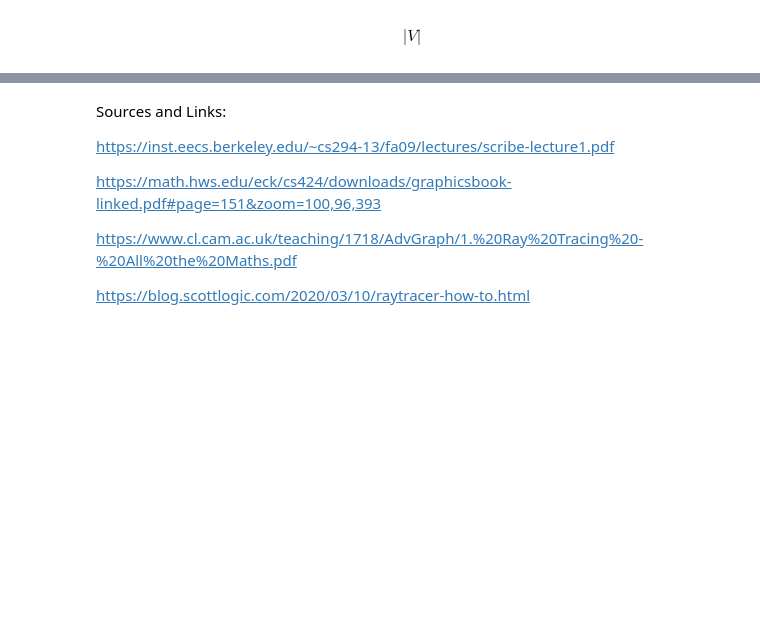
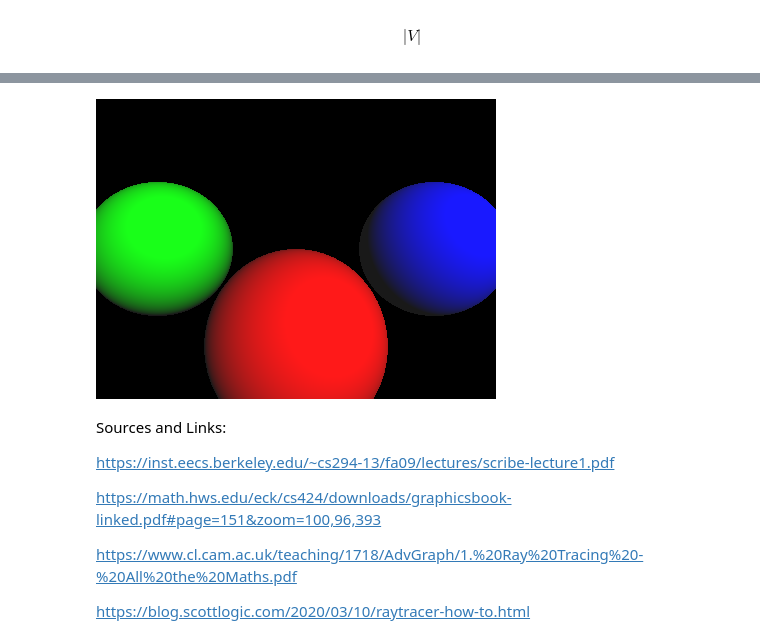
Before and after one commit to nikolayzhechev/Ray-Tracing-Algorithm-and-Ray-Tracer, a Jupyter notebook: Notes.ipynb, the cells around one changed output, grey strips where cells are left out. Cells and saved outputs as stored; diff of their text form; code cells hidden in the pictures; blank space fills up the shorter version.

```diff
--- a/Notes.ipynb
+++ b/Notes.ipynb
@@ -542,2 +550,6 @@ plt.show()
+# %%
+discriminant > intersects at 2 points
+discriminant = 0 intersects at 1 point
+discriminant < 0 does not intersect
 # %% [markdown]
 Exploring spheres:
@@ -544,3 +557,93 @@ Exploring spheres:
+# %%
+import numpy as np
+from PIL import Image
+from IPython.display import display
+
+# Define vector operations
+def normalize(v):
+    return v / np.linalg.norm(v)
+
+def dot(v1, v2):
+    return np.dot(v1, v2)
+
+def reflect(v, n):
+    return v - 2 * dot(v, n) * n
+
+# Define a sphere class
+class Sphere:
+    def __init__(self, center, radius, color):
+        self.center = np.array(center)
+        self.radius = radius
+        self.color = np.array(color)
+
+    def intersect(self, origin, direction):
+        oc = origin - self.center
+        a = dot(direction, direction)
+        b = 2.0 * dot(oc, direction)
+        c = dot(oc, oc) - self.radius**2
+        discriminant = b**2 - 4*a*c
+        if discriminant > 0:
+            t1 = (-b - np.sqrt(discriminant)) / (2.0 * a)
+            t2 = (-b + np.sqrt(discriminant)) / (2.0 * a)
+            if t1 > 0:
+                return t1
+            if t2 > 0:
+                return t2
+        return None
+
+# Define a ray tracing function
+def ray_trace(origin, direction, spheres, light_pos, ambient_color):
+    closest_t = float('inf')
+    hit_sphere = None
+    for sphere in spheres:
+        t = sphere.intersect(origin, direction)
+        if t and t < closest_t:
+            closest_t = t
+            hit_sphere = sphere
+
+    if hit_sphere is None:
+        return np.array([0, 0, 0])  # background color
+
+    hit_point = origin + closest_t * direction
+    normal = normalize(hit_point - hit_sphere.center)
+    light_dir = normalize(light_pos - hit_point)
+    intensity = max(dot(normal, light_dir), 0)
+    color = ambient_color + intensity * hit_sphere.color
+    return np.clip(color, 0, 1)
+
+# Set up the scene
+width, height = 400, 300
+aspect_ratio = width / height
+camera_origin = np.array([0, 0, 0])
+camera_z = 1
+fov = 60
+scale = np.tan(np.radians(fov * 0.5))
+spheres = [
+    Sphere([0, -1, 3], 1, [1, 0, 0]),  # Red sphere
+    Sphere([2, 0, 4], 1, [0, 0, 1]),  # Blue sphere
+    Sphere([-2, 0, 4], 1, [0, 1, 0])  # Green sphere
+]
+light_pos = np.array([5, 5, -10])
+ambient_color = np.array([0.1, 0.1, 0.1])
+
+# Render the image
+image = np.zeros((height, width, 3))
+for y in range(height):
+    for x in range(width):
+        px = (2 * (x + 0.5) / width - 1) * aspect_ratio * scale
+        py = (1 - 2 * (y + 0.5) / height) * scale
+        direction = normalize(np.array([px, py, camera_z]))
+        color = ray_trace(camera_origin, direction, spheres, light_pos, ambient_color)
+        image[y, x] = color
+
+# Display the image using PIL
+image = (image * 255).astype(np.uint8)
+img = Image.fromarray(image, 'RGB')
+
+# Display the image directly in the Jupyter notebook
+display(img)
+# %% [output]
+[figure, added]
 # %% [markdown]
 Sources and Links:
 
```
Also changed, not shown: parts of 15 cells of this notebook, 15 other files.
